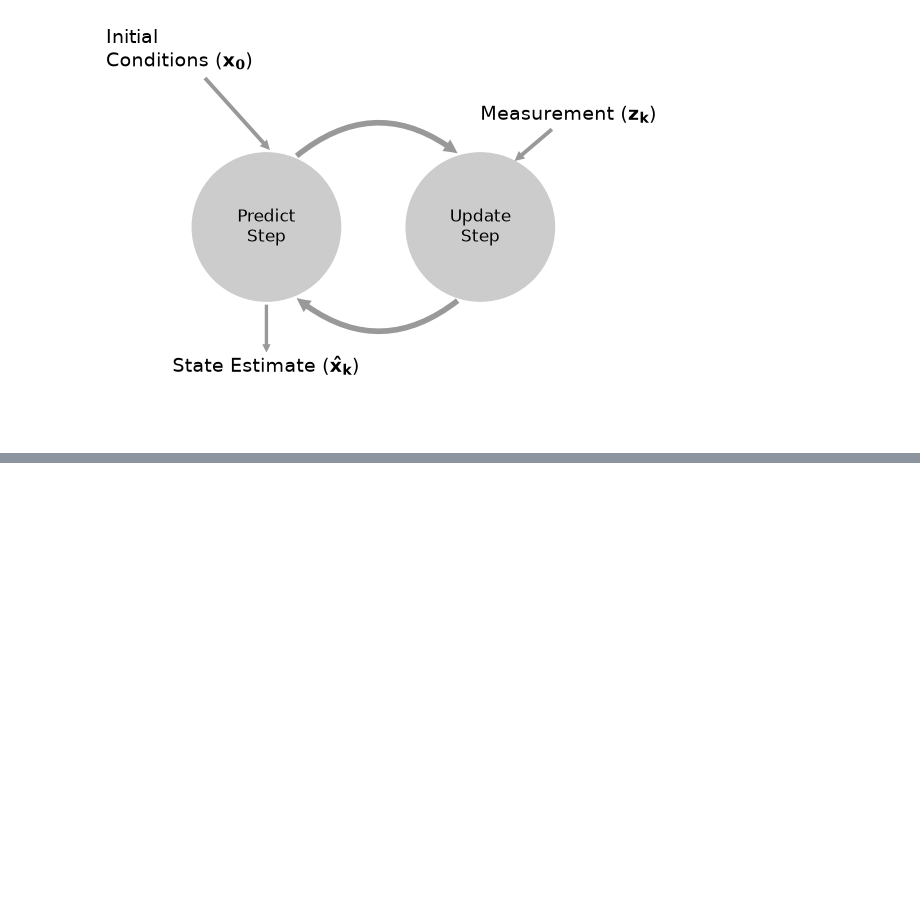
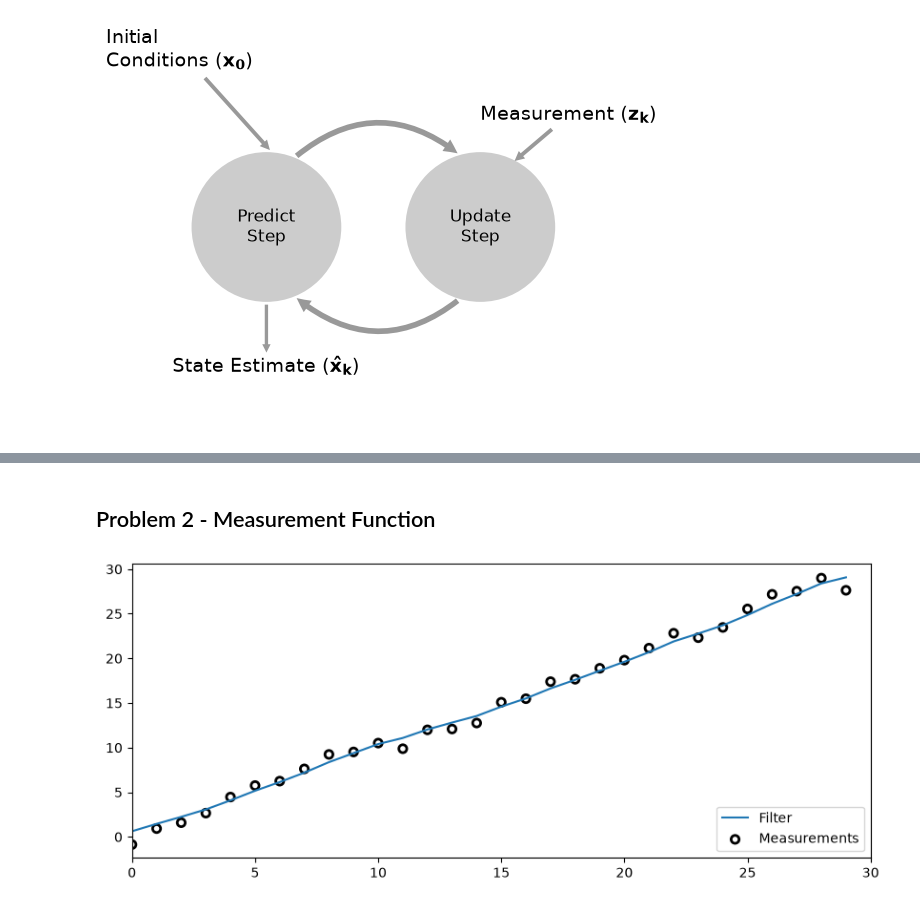
Before and after one commit to mozartfish/engineering-practice, a Jupyter notebook: bayesian-filtering/g-h-filter.ipynb, the cells around one changed output, grey strips where cells are left out. Drawn from its saved outputs; the diff is of its cells as text; code cells hidden in the pictures; blank space fills up the shorter version.

```diff
--- a/bayesian-filtering/g-h-filter.ipynb
+++ b/bayesian-filtering/g-h-filter.ipynb
@@ -324,0 +360,15 @@ book_plots.predict_update_chart()
+# %% [markdown]
+## Problem 2 - Measurement Function
+# %%
+from numpy.random import randn
+
+
+def gen_data(x0, dx, count, noise_factor):
+    return [x0 + dx * i + randn() * noise_factor for i in range(count)]
+
+
+measurements = gen_data(0, 1, 30, 1)
+data = g_h_filter(data=measurements, x0=0.0, dx=1.0, dt=1.0, g=0.2, h=0.02)
+gh.plot_g_h_results(measurements, data)
+# %% [output]
+[figure, added]
```
Also changed, not shown: parts of 12 cells of this notebook, 1 other file.
